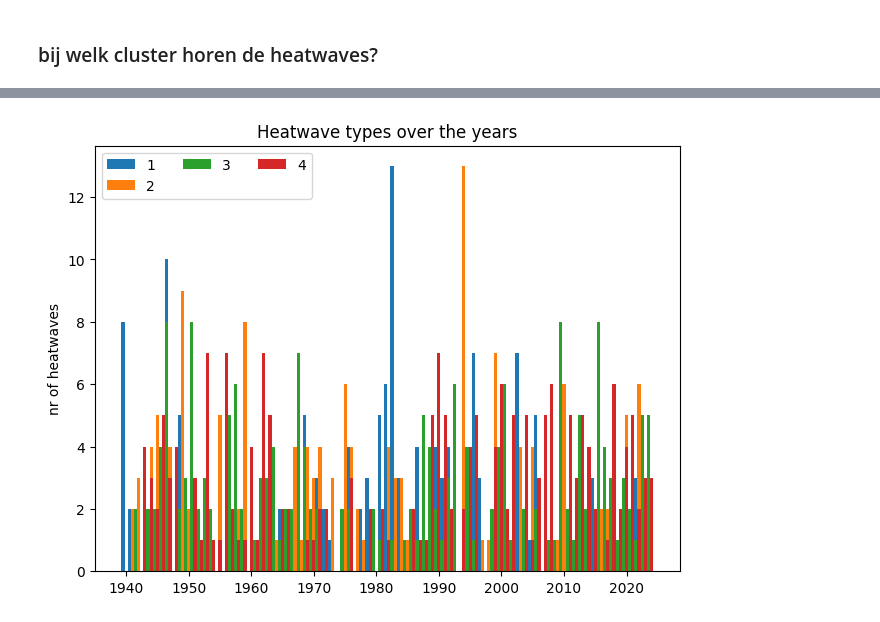
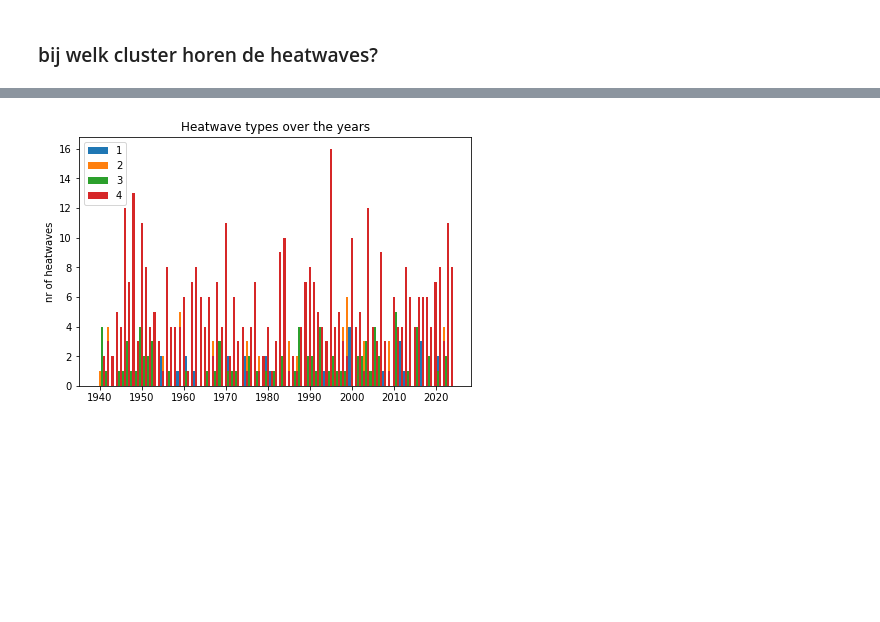
Before and after one commit to tamarahappe/HeaT, a Jupyter notebook: Notebooks/VAE_heatwave_clustering_ERA5.ipynb, the cells around one changed output, grey strips where cells are left out. Cells and saved outputs as stored; diff of their text form; code cells hidden in the pictures; blank space fills up the shorter version.

Commit message:
streamlining csv loaders, changing GMM fit to predict to just predict

```diff
--- a/Notebooks/VAE_heatwave_clustering_ERA5.ipynb
+++ b/Notebooks/VAE_heatwave_clustering_ERA5.ipynb
@@ -65,6 +65,11 @@ VAE_model = (128, f"{data_path}/VAE3D_3D_noRSDS_5d_TRANSFER_L128_B0.01_F4_AUGMEN
 # %%
 ##load heatwave means from csv and datetime information
 
-heatwave_means = pd.read_csv(f'{data_path}/ERA5_{t2m_name}_encoded_heatwaves_L{VAE_model[0]}.csv')
+heatwave_means = pd.read_csv(f'{data_path}/ERA5_{t2m_name}_encoded_heatwaves_L{VAE_model[0]}.csv',
+                             skiprows=1, header=None)
 
-heatwave_dates = pd.read_csv(f'{data_path}/ERA5_{t2m_name}_heatwaves_dates.csv')
+heatwave_dates = pd.read_csv(f'{data_path}/ERA5_{t2m_name}_heatwaves_dates.csv',
+                             skiprows=1, header=None)
+#convert into dates from datetime
+heatwave_dates[0] = pd.to_datetime(heatwave_dates[0]).dt.date
+dates = heatwave_dates.values.flatten()
@@ -109,14 +114,16 @@ import pickle
 import scipy
 
 
-to_cluster = np.array(heatwave_means)
+to_cluster = heatwave_means.values
 
 ## to open the GM model
 f=f'{data_path}/GMM.pkl'
 GM = pickle.load(open(f, 'rb'))
 
 ## predict heatwave clusters
-y_pred_GM = GM.fit_predict(to_cluster)
+y_pred_GM = GM.predict(to_cluster)
+
+# y_pred_GM = GM.fit_predict(to_cluster) ## transfer learning--> will result in slighly different results each time
 
 #to get individual probabilities of belonging to cluster
 probs = GM.predict_proba(to_cluster)
@@ -132,13 +139,3 @@ for i in range(GM.n_components):
 ## clusters over time
 # %%
 ## plotting over time
-# %%
-from datetime import date
-dates = []
-for element in data_parsed.as_numpy_iterator(): #to convert to numpy elements
-    array = np.transpose(element[0])
-    stream_in = array[0, :, :, :]
-    psl_in = array[1, :, :, :]
-    iso_date = date(element[1], element[2], element[3]).isoformat() #year, month, date
-    date_date = date.fromisoformat(iso_date) #to datetime object
-    dates.append(date_date)
@@ -205,27 +189,27 @@ for date, cluster in zip(dates, y_pred_GM):
 # %%
 years = np.arange(1940, 2024, 1)
 
 x = np.arange(len(years))  # the label locations
 width = 0.5  # the width of the bars
 multiplier = 0
 
 fig, ax = plt.subplots(layout='constrained')
 
 for cluster_id, counts in year_counts_for_plotting_reversed.items():
     offset = width * multiplier
     rects = ax.bar(x + offset, counts, width, label=cluster_id)
 #     ax.bar_label(rects, padding=3)
     multiplier += 1
 
 # # Add some text for labels, title and custom x-axis tick labels, etc.
 ax.set_ylabel('nr of heatwaves')
 ax.set_title('Heatwave types over the years')
 ax.set_xticks(np.arange(len(np.arange(1940,2024,10)))*10 +width, np.arange(1940,2024,10))
-ax.legend(loc='upper left', ncols=3)
+ax.legend(loc='upper left') #, ncols=3)
 
 plt.show()
 # %% [output]
-[figure, old version]
+[figure, new version]
 # %%
 years = np.arange(1940, 2024, 1)
 
```
Also changed, not shown: parts of 18 cells of this notebook.
